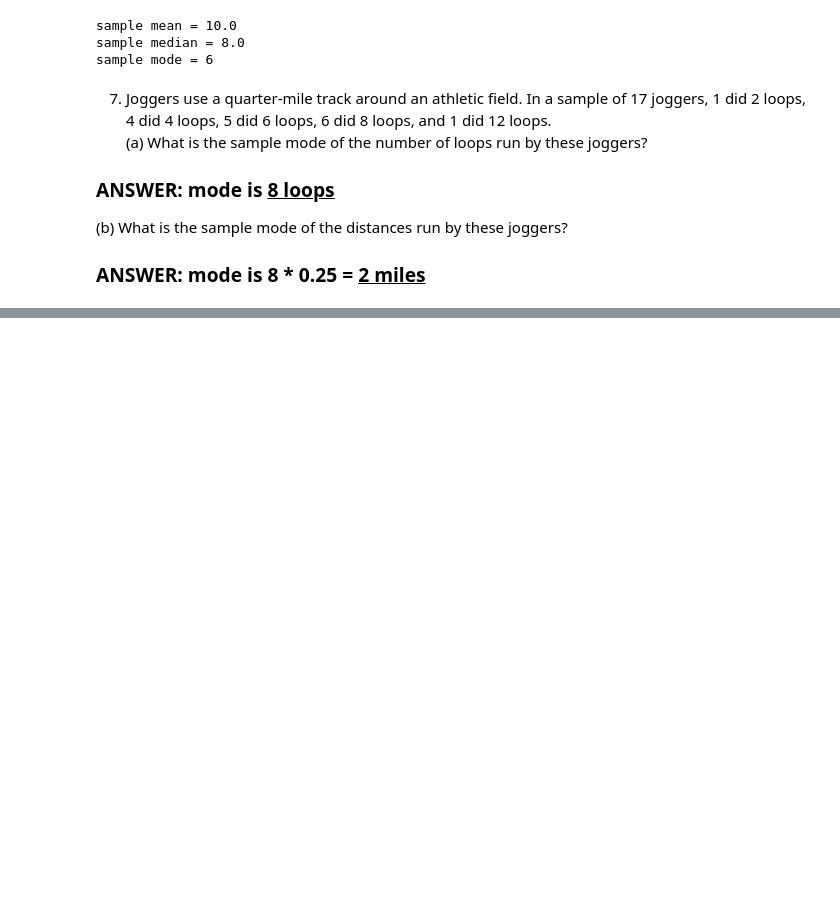
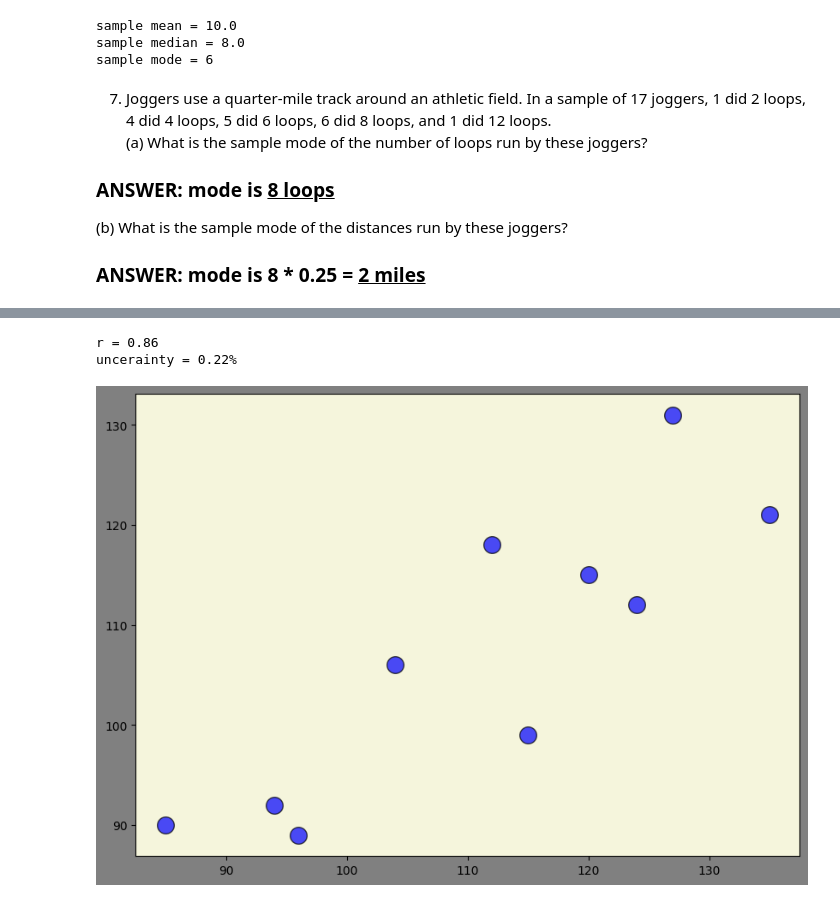
Before and after one commit to kgedt/ML_DA_projects, a Jupyter notebook: hw2.ipynb, the cells around one changed output, grey strips where cells are left out. Cells and saved outputs as stored; diff of their text form; code cells hidden in the pictures; blank space fills up the shorter version.

```diff
--- a/hw2.ipynb
+++ b/hw2.ipynb
@@ -437,0 +661,35 @@ sample mode = 6
+# %%
+mothers_IQ = [135, 127, 124, 120, 115, 112, 104, 96, 94, 85]
+daughters_IQ = [121, 131, 112, 115, 99, 118, 106, 89, 92, 90]
+
+fig, ax = plt.subplots(figsize=(10, 7), facecolor='gray')
+ax.set_facecolor('beige')
+ax.scatter(mothers_IQ, daughters_IQ, s=200, color='b', alpha=0.7, edgecolor='k')
+
+n = len(mothers_IQ)
+
+mothers_mean = np.mean(mothers_IQ)
+daughters_mean = np.mean(daughters_IQ)
+
+sum_diff_means_product = 0 # sum(    (x(i) - mean_X) * (y(i) - mean_Y)    )
+sum_diff_mean_x_square = 0 # sum(    (x(i) - mean_X)^2    )
+sum_diff_mean_y_square = 0 # sum(    (y(i) - mean_Y)^2    )
+
+x = mothers_IQ
+y = daughters_IQ
+x_mean = mothers_mean
+y_mean = daughters_mean
+
+for i in range(n): # mothers - X, daughters - Y
+    sum_diff_means_product += (x[i] - x_mean)*(y[i]-y_mean)
+    sum_diff_mean_x_square += (x[i] - x_mean)**2
+    sum_diff_mean_y_square += (y[i] - y_mean)**2
+
+r = sum_diff_means_product / (sum_diff_mean_x_square*sum_diff_mean_y_square)**0.5
+r = np.round(r, 2)
+uncertainty = statistics.correlation(x, y) - r
+print(f'r = {r}\nuncerainty = {np.round(uncertainty*100, 2)}%')
+# %% [output]
+r = 0.86
+uncerainty = 0.22%
+[figure, added]
```
Also changed, not shown: parts of 19 cells of this notebook, 3 other files.
